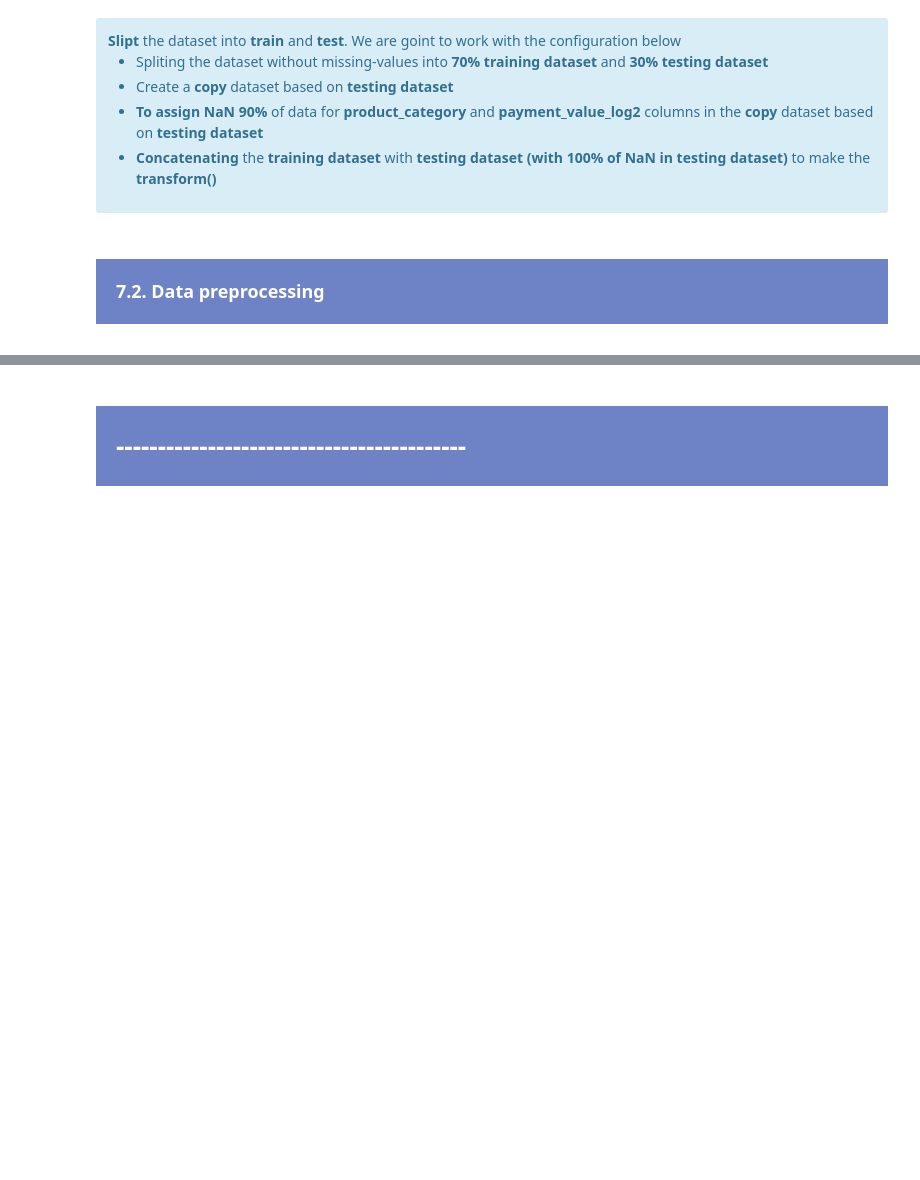
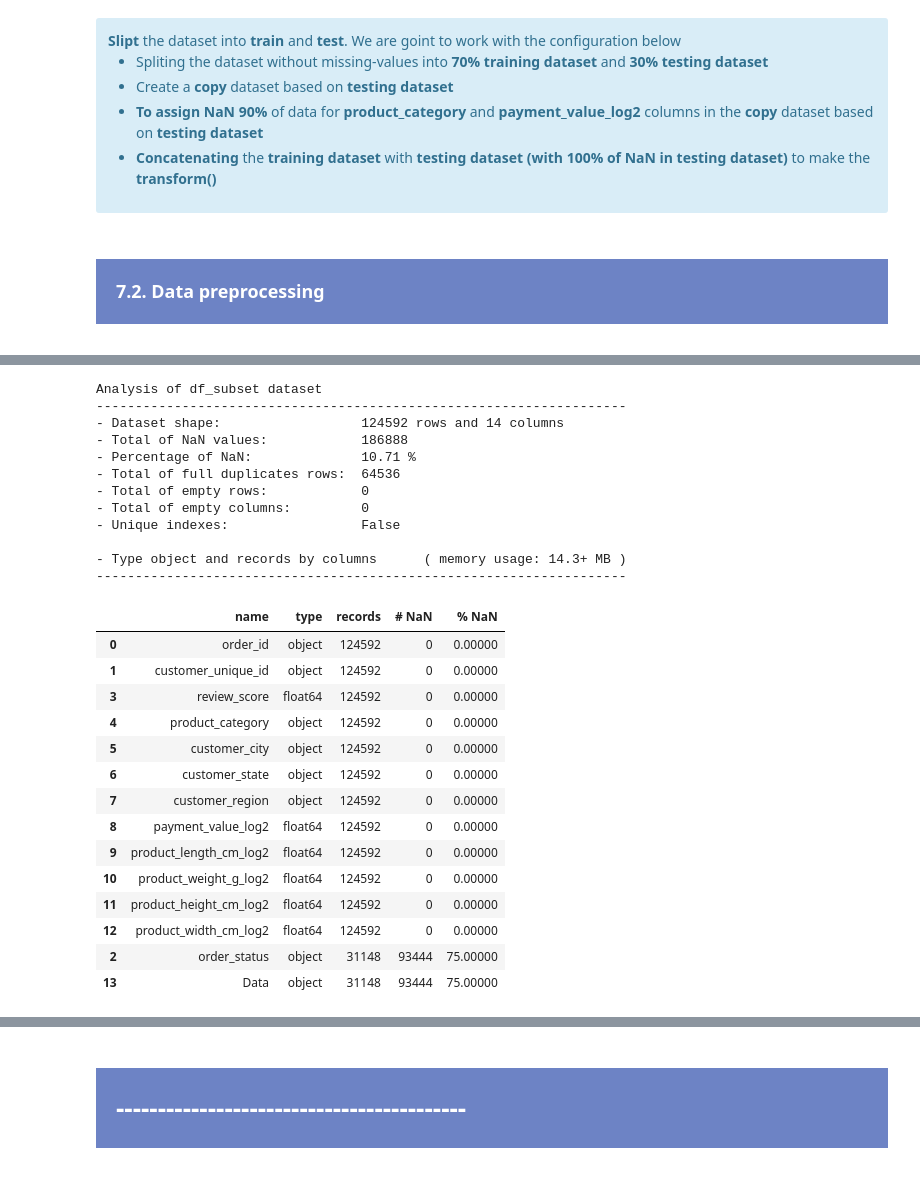
Before and after one commit to samirhinojosa/OC-P5-segment-customers-of-website, a Jupyter notebook: analysis_notebook.ipynb, the cells around one changed output, grey strips where cells are left out. Saved outputs shown, nothing was run; the diff lists cells and outputs as text; code cells hidden in the pictures; blank space fills up the shorter version.

Commit message:
missing values

```diff
--- a/analysis_notebook.ipynb
+++ b/analysis_notebook.ipynb
@@ -2106,0 +2245,30 @@ df_analysis(train_product_category, "df_subset")
+# %%
+df_analysis(test_product_category, "df_subset")
+# %% [output]
+Analysis of df_subset dataset
+--------------------------------------------------------------------
+- Dataset shape:                  124592 rows and 14 columns
+- Total of NaN values:            186888
+- Percentage of NaN:              10.71 %
+- Total of full duplicates rows:  64536
+- Total of empty rows:            0
+- Total of empty columns:         0
+- Unique indexes:                 False
+
+- Type object and records by columns      ( memory usage: 14.3+ MB )
+--------------------------------------------------------------------
+|  | name | type | records | # NaN | % NaN |
+| 0 | order_id | object | 124592 | 0 | 0.00000 |
+| 1 | customer_unique_id | object | 124592 | 0 | 0.00000 |
+| 3 | review_score | float64 | 124592 | 0 | 0.00000 |
+| 4 | product_category | object | 124592 | 0 | 0.00000 |
+| 5 | customer_city | object | 124592 | 0 | 0.00000 |
+| 6 | customer_state | object | 124592 | 0 | 0.00000 |
+| 7 | customer_region | object | 124592 | 0 | 0.00000 |
+| 8 | payment_value_log2 | float64 | 124592 | 0 | 0.00000 |
+| 9 | product_length_cm_log2 | float64 | 124592 | 0 | 0.00000 |
+| 10 | product_weight_g_log2 | float64 | 124592 | 0 | 0.00000 |
+| 11 | product_height_cm_log2 | float64 | 124592 | 0 | 0.00000 |
+| 12 | product_width_cm_log2 | float64 | 124592 | 0 | 0.00000 |
+| 2 | order_status | object | 31148 | 93444 | 75.00000 |
+| 13 | Data | object | 31148 | 93444 | 75.00000 |
```
Also changed, not shown: parts of 31 cells of this notebook, 1 other file.
